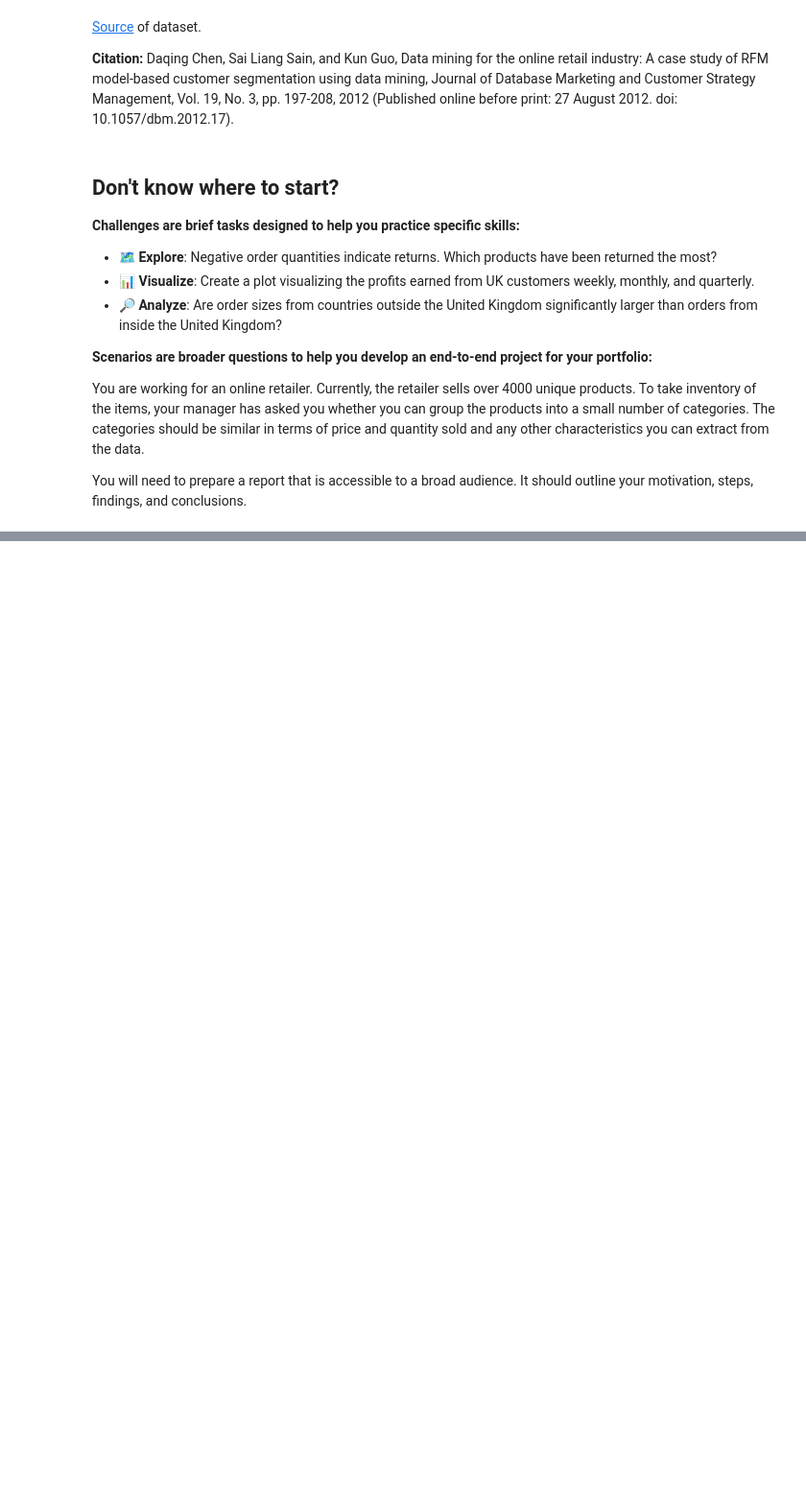
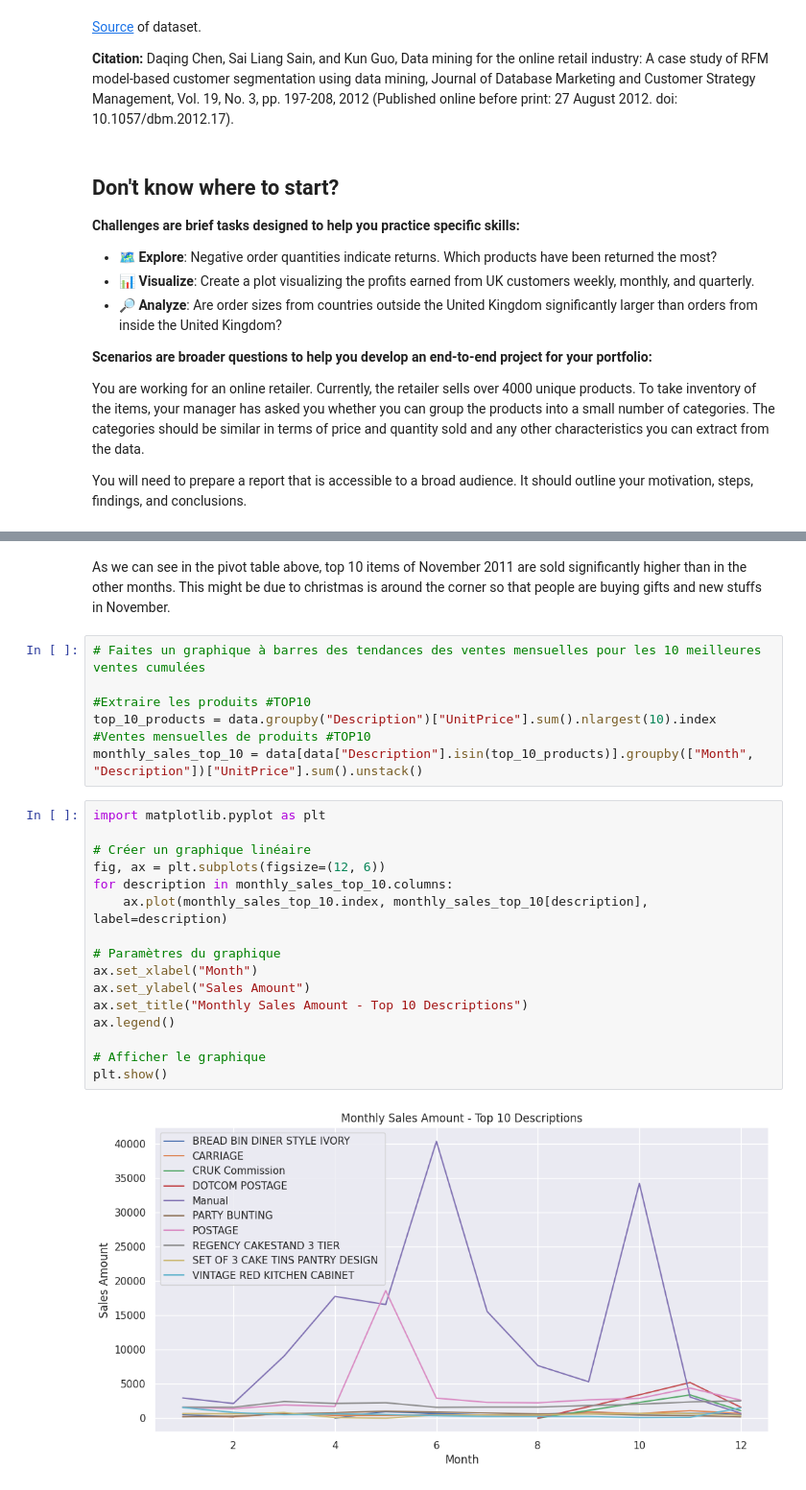
Before and after one commit to sarasemsem/Data, a Jupyter notebook: Mini_Projet_data.ipynb, the cells around one changed output, grey strips where cells are left out. Shown: that part at 96% size. Drawn from its saved outputs; the diff is of its cells as text; blank space fills up the shorter version.

```diff
--- a/Mini_Projet_data.ipynb
+++ b/Mini_Projet_data.ipynb
@@ -48,0 +304,27 @@ You will need to prepare a report that is accessible to a broad audience. It sho
+# %% [markdown]
+As we can see in the pivot table above, top 10 items of November 2011 are sold significantly higher than in the other months. This might be due to christmas is around the corner so that people are buying gifts and new stuffs in November.
+# %%
+# Faites un graphique à barres des tendances des ventes mensuelles pour les 10 meilleures ventes cumulées
+
+#Extraire les produits #TOP10
+top_10_products = data.groupby("Description")["UnitPrice"].sum().nlargest(10).index
+#Ventes mensuelles de produits #TOP10
+monthly_sales_top_10 = data[data["Description"].isin(top_10_products)].groupby(["Month", "Description"])["UnitPrice"].sum().unstack()
+# %%
+import matplotlib.pyplot as plt
+
+# Créer un graphique linéaire
+fig, ax = plt.subplots(figsize=(12, 6))
+for description in monthly_sales_top_10.columns:
+    ax.plot(monthly_sales_top_10.index, monthly_sales_top_10[description], label=description)
+
+# Paramètres du graphique
+ax.set_xlabel("Month")
+ax.set_ylabel("Sales Amount")
+ax.set_title("Monthly Sales Amount - Top 10 Descriptions")
+ax.legend()
+
+# Afficher le graphique
+plt.show()
+# %% [output]
+[figure, added]
```
Also changed, not shown: parts of 41 cells of this notebook.
